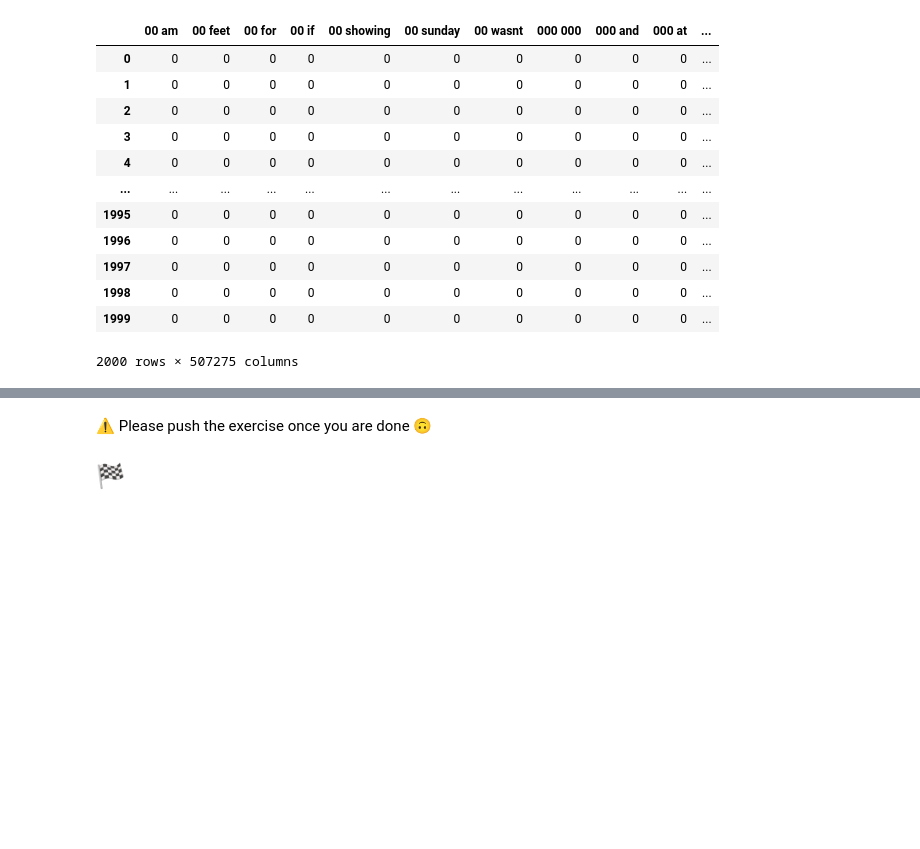
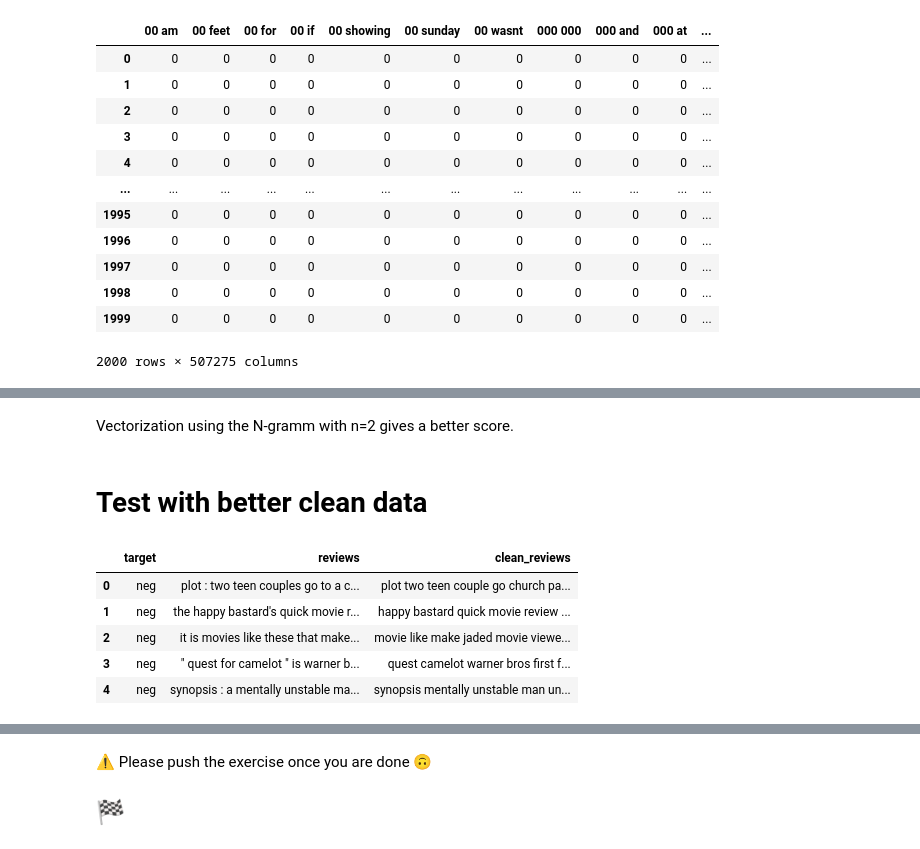
Before and after one commit to lilifull/Brief_19_ChatGPT_2, a Jupyter notebook: 02-Movie-reviews.ipynb, the cells around one changed output, grey strips where cells are left out. Saved outputs shown, nothing was run; the diff lists cells and outputs as text; code cells hidden in the pictures; blank space fills up the shorter version.

```diff
--- a/02-Movie-reviews.ipynb
+++ b/02-Movie-reviews.ipynb
@@ -130,0 +136,4 @@ print(f'les résultats des la cross validation sont {res_2}, la moyenne de ces r
+# %% [markdown]
+Vectorization using the N-gramm with n=2 gives a better score.
+# %% [markdown]
+# Test with better clean data
@@ -130,0 +162,9 @@ print(f'les résultats des la cross validation sont {res_2}, la moyenne de ces r
+# %%
+data.head()
+# %% [output]
+|  | target | reviews | clean_reviews |
+| 0 | neg | plot : two teen couples go to a c... | plot two teen couple go church pa... |
+| 1 | neg | the happy bastard's quick movie r... | happy bastard quick movie review ... |
+| 2 | neg | it is movies like these that make... | movie like make jaded movie viewe... |
+| 3 | neg | " quest for camelot " is warner b... | quest camelot warner bros first f... |
+| 4 | neg | synopsis : a mentally unstable ma... | synopsis mentally unstable man un... |
```
Also changed, not shown: parts of 16 cells of this notebook.
